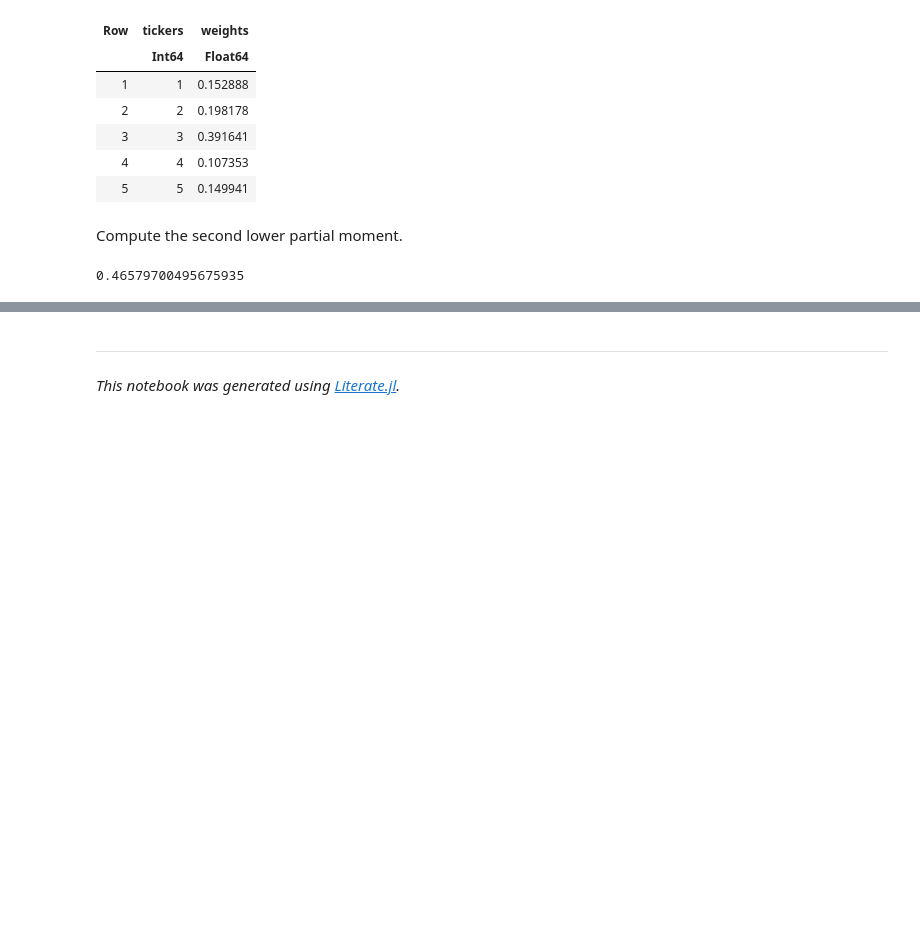
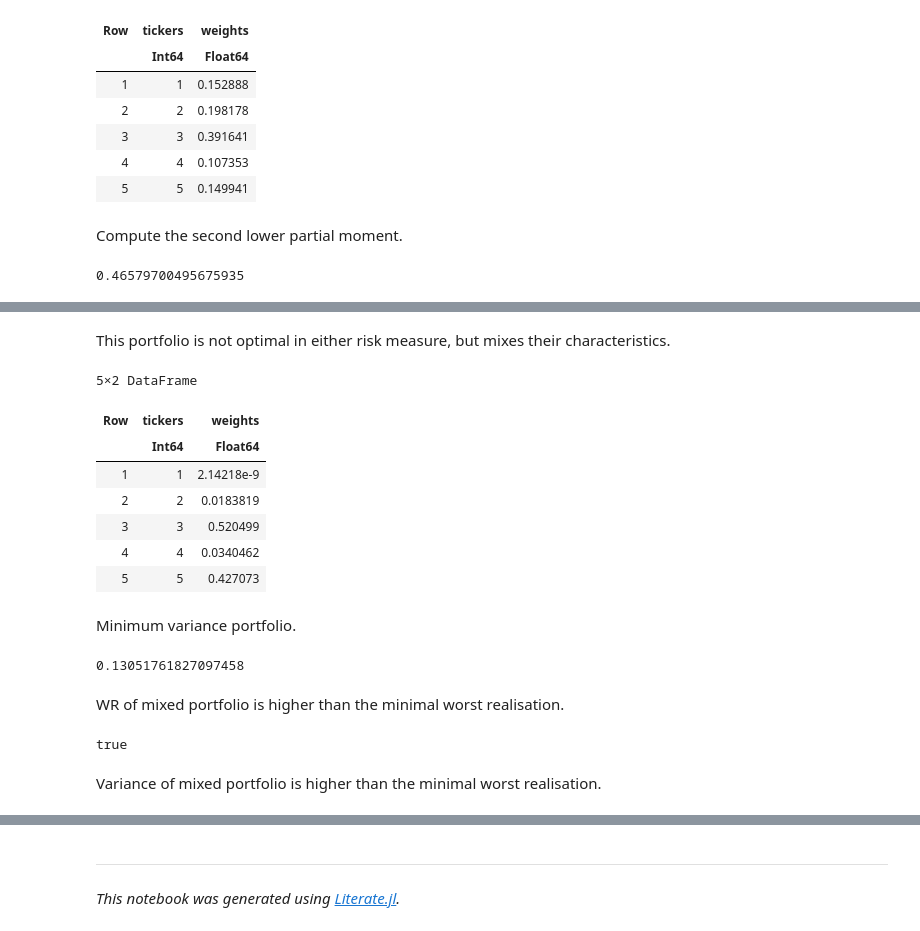
Before and after one commit to dcelisgarza/PortfolioOptimiser.jl, a Jupyter notebook: examples/0_risk_measure_examples.ipynb, the cells around one changed output, grey strips where cells are left out. Cells and saved outputs as stored; diff of their text form; code cells hidden in the pictures; blank space fills up the shorter version.

```diff
--- a/examples/0_risk_measure_examples.ipynb
+++ b/examples/0_risk_measure_examples.ipynb
@@ -992,0 +1075,27 @@ r8 = calc_risk(port, :HRP; rm = rm)
+# %% [markdown]
+This portfolio is not optimal in either risk measure, but mixes their characteristics.
+# %%
+w4 = optimise!(port, Trad(; rm = Variance(), str_names = true))
+# %% [output]
+5×2 DataFrame
+| Row | tickers | weights |
+|  | Int64 | Float64 |
+| 1 | 1 | 2.14218e-9 |
+| 2 | 2 | 0.0183819 |
+| 3 | 3 | 0.520499 |
+| 4 | 4 | 0.0340462 |
+| 5 | 5 | 0.427073 |
+# %% [markdown]
+Minimum variance portfolio.
+# %%
+r4 = calc_risk(port; rm = Variance())
+# %% [output]
+0.13051761827097458
+# %% [markdown]
+WR of mixed portfolio is higher than the minimal worst realisation.
+# %%
+r3_1 > r1
+# %% [output]
+true
+# %% [markdown]
+Variance of mixed portfolio is higher than the minimal worst realisation.
```
Also changed, not shown: parts of 59 cells of this notebook, 3 other files.
